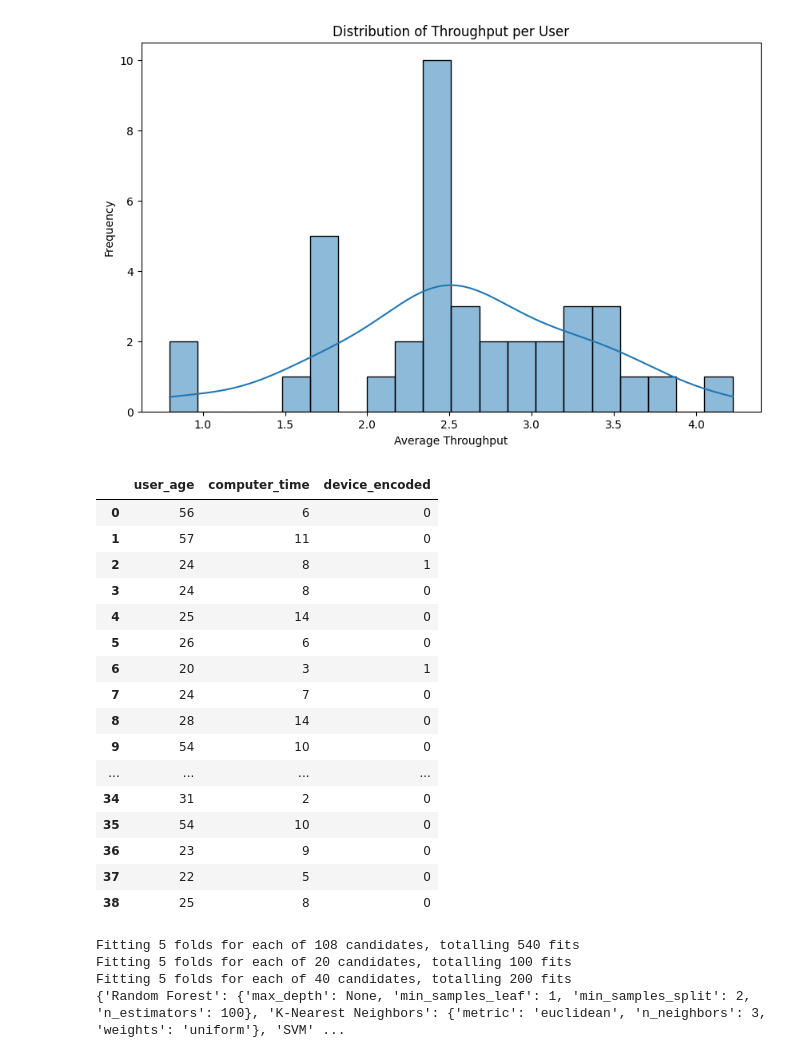
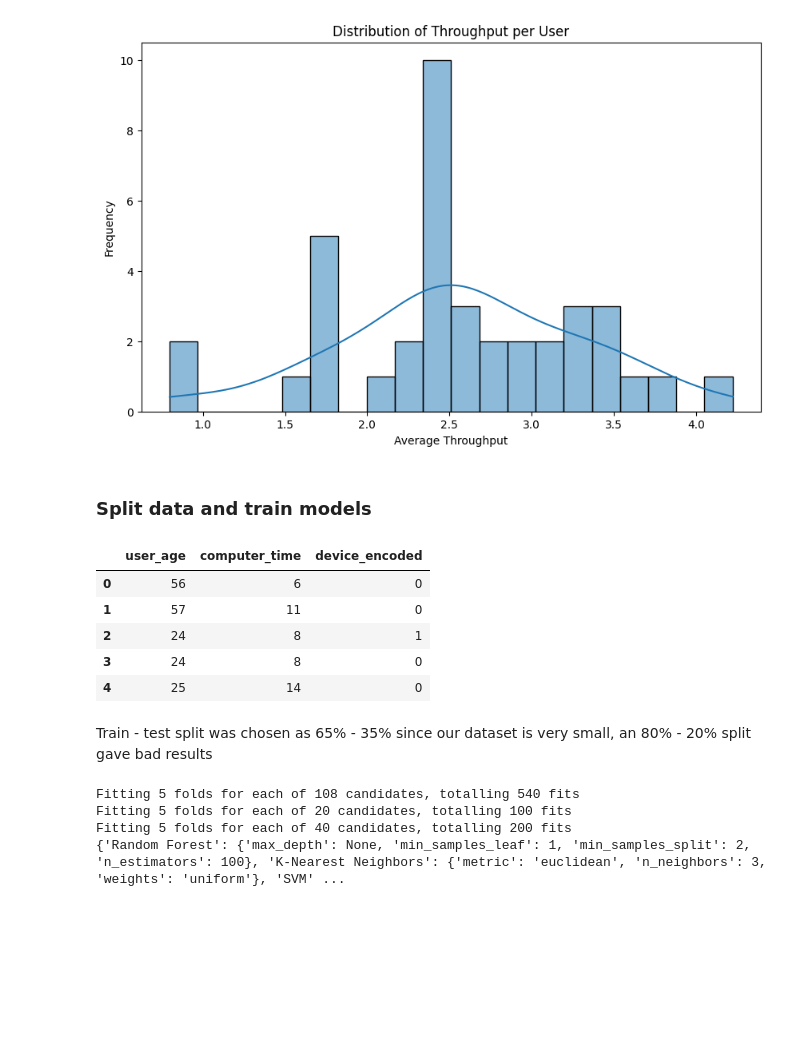
Before and after one commit to Baranuel/fitts-law-ML, a Jupyter notebook: fitts_law_ML.ipynb, the cells around one changed output. Saved outputs shown, nothing was run; the diff lists cells and outputs as text; code cells hidden in the pictures; blank space fills up the shorter version.

```diff
--- a/fitts_law_ML.ipynb
+++ b/fitts_law_ML.ipynb
@@ -9,11 +5,24 @@ Imports and statics
 # %%
+# Imports
+import seaborn as sns
+import numpy as np
+import matplotlib.pyplot as plt
+
 from pandas import pandas as pd
 from matplotlib import pyplot
-import seaborn as sns
-import numpy as np
+from matplotlib.colors import ListedColormap
+from sklearn.model_selection import GridSearchCV
+from sklearn.preprocessing import LabelEncoder
+from sklearn.ensemble import RandomForestClassifier
+from sklearn.neighbors import KNeighborsClassifier
+from sklearn.svm import SVC
+from sklearn.model_selection import train_test_split
 
+
+# Definitions
 MOVEMENT_TIME_THRESHOLD = 10
 NON_SUSPICIOUS_MOVEMENT_TIME_THRESHOLD = 3
+RANDOM_STATE = 42
 # %% [markdown]
 Functions
 # %%
@@ -251,8 +221,0 @@ Trackpad TP thresholds: min=2.2972007398671126, max=2.507317024316293
-# %%
-all_user_data = throughput_per_user.copy()
-users_with_mouse = all_user_data[all_user_data['device'] == 'mouse']
-users_with_trackpad = all_user_data[all_user_data['device'] == 'trackpad']
-
-user_based_data = all_user_data.copy()
-user_based_data.sort_values('device')
-user_based_data.head(2)
@@ -269,46 +229,29 @@ pyplot.title('Distribution of Throughput per User')
 pyplot.show()
 # %% [output]
 [figure]
+# %% [markdown]
+### Split data and train models
 # %%
-from sklearn.model_selection import cross_val_score, GridSearchCV
-from sklearn.preprocessing import LabelEncoder
-
-from sklearn.ensemble import RandomForestClassifier
-from sklearn.neighbors import KNeighborsClassifier
-from sklearn.svm import SVC
-
-
 # Create a copy of user_based_data and encode the device column
 encoded_user_based_data = user_based_data.copy()
 label_encoder = LabelEncoder()
 encoded_user_based_data.loc[:, 'device_encoded'] = label_encoder.fit_transform(encoded_user_based_data['device'])
 
 X = encoded_user_based_data[['user_age', 'computer_time', 'device_encoded']]
 y = encoded_user_based_data['performance_category']
 
 
 classification_models = {
-    "Random Forest": RandomForestClassifier( random_state=42),
+    "Random Forest": RandomForestClassifier( random_state=RANDOM_STATE),
     "K-Nearest Neighbors": KNeighborsClassifier(),
     "SVM": SVC()
 }
 
-X
+X.head(5)
 # %% [output]
 |  | user_age | computer_time | device_encoded |
 | 0 | 56 | 6 | 0 |
 | 1 | 57 | 11 | 0 |
 | 2 | 24 | 8 | 1 |
 | 3 | 24 | 8 | 0 |
 | 4 | 25 | 14 | 0 |
-| 5 | 26 | 6 | 0 |
-| 6 | 20 | 3 | 1 |
-| 7 | 24 | 7 | 0 |
-| 8 | 28 | 14 | 0 |
-| 9 | 54 | 10 | 0 |
-| ... | ... | ... | ... |
-| 34 | 31 | 2 | 0 |
-| 35 | 54 | 10 | 0 |
-| 36 | 23 | 9 | 0 |
-| 37 | 22 | 5 | 0 |
-| 38 | 25 | 8 | 0 |
@@ -321 +258,3 @@ X_train, X_test, y_train, y_test = train_test_split(
+# %% [markdown]
+Train - test split was chosen as 65% - 35% since our dataset is very small, an 80% - 20% split gave bad results
 # %%
```
Also changed, not shown: parts of 32 cells of this notebook.
